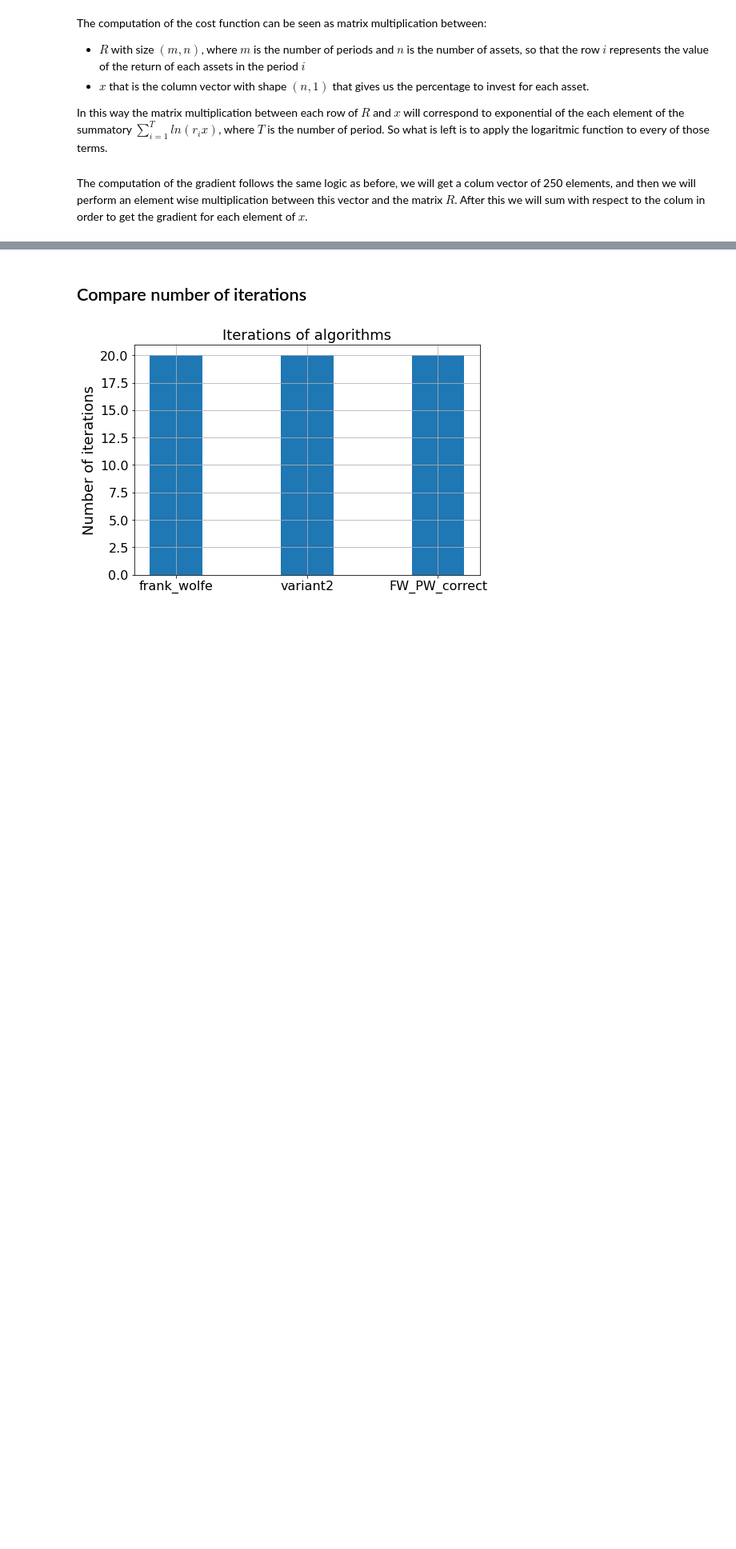
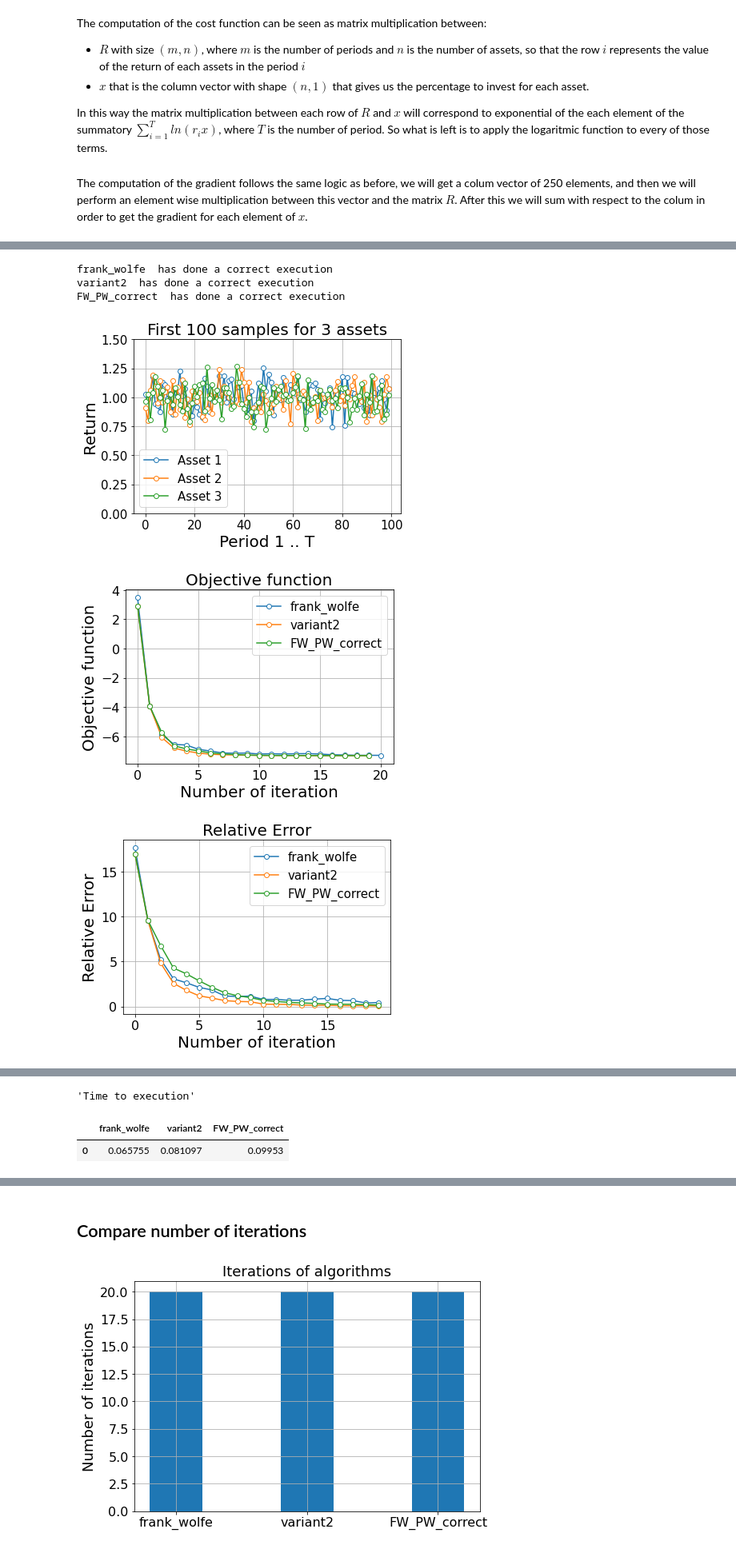
Before and after one commit to PashaIanko/Portfolio-Optimization, a Jupyter notebook: experiments.ipynb, the cells around one changed output, grey strips where cells are left out. Shown at 80% size. Cells and saved outputs as stored; diff of their text form; code cells hidden in the pictures; blank space fills up the shorter version.

```diff
--- a/experiments.ipynb
+++ b/experiments.ipynb
@@ -236,10 +238,12 @@ def plot_gap(values):
 
     fontsize = 20
     labelsize = 16
+    legendsize = 15
+
     fig, ax = plt.subplots()
     for a, s in values.items():
         ax.plot(s, marker = 'o', markerfacecolor = 'white', label=a)
-        leg = ax.legend()
+        leg = ax.legend(prop = {'size': legendsize})
     ax.tick_params(labelsize = labelsize)
     plt.xlabel('Number of iteration', fontsize = fontsize)
     plt.ylabel('Relative Error', fontsize = fontsize)
@@ -325,3 +340,17 @@ def run_experiment(n_assets, n_periods, max_iterations, fun):
 
     display('Time to execution', pd.DataFrame(t))
     return i, o, g, t, n_iterations
+# %%
+investments_800, objective_func_800, gaps_800, dts_800, n_iterations_800 = run_experiment(
+    n_assets = 800,
+    n_periods = 1000,
+    max_iterations = 20,
+    fun = [frank_wolfe, variant2, FW_PW_correct]
+)
+# %% [output]
+frank_wolfe  has done a correct execution
+variant2  has done a correct execution
+FW_PW_correct  has done a correct execution
+[figure, added]
+[figure, added]
+[figure, added]
@@ -327,0 +359,3 @@ def run_experiment(n_assets, n_periods, max_iterations, fun):
+'Time to execution'
+|  | frank_wolfe | variant2 | FW_PW_correct |
+| 0 | 0.065755 | 0.081097 | 0.09953 |
```
Also changed, not shown: parts of 10 cells of this notebook.
